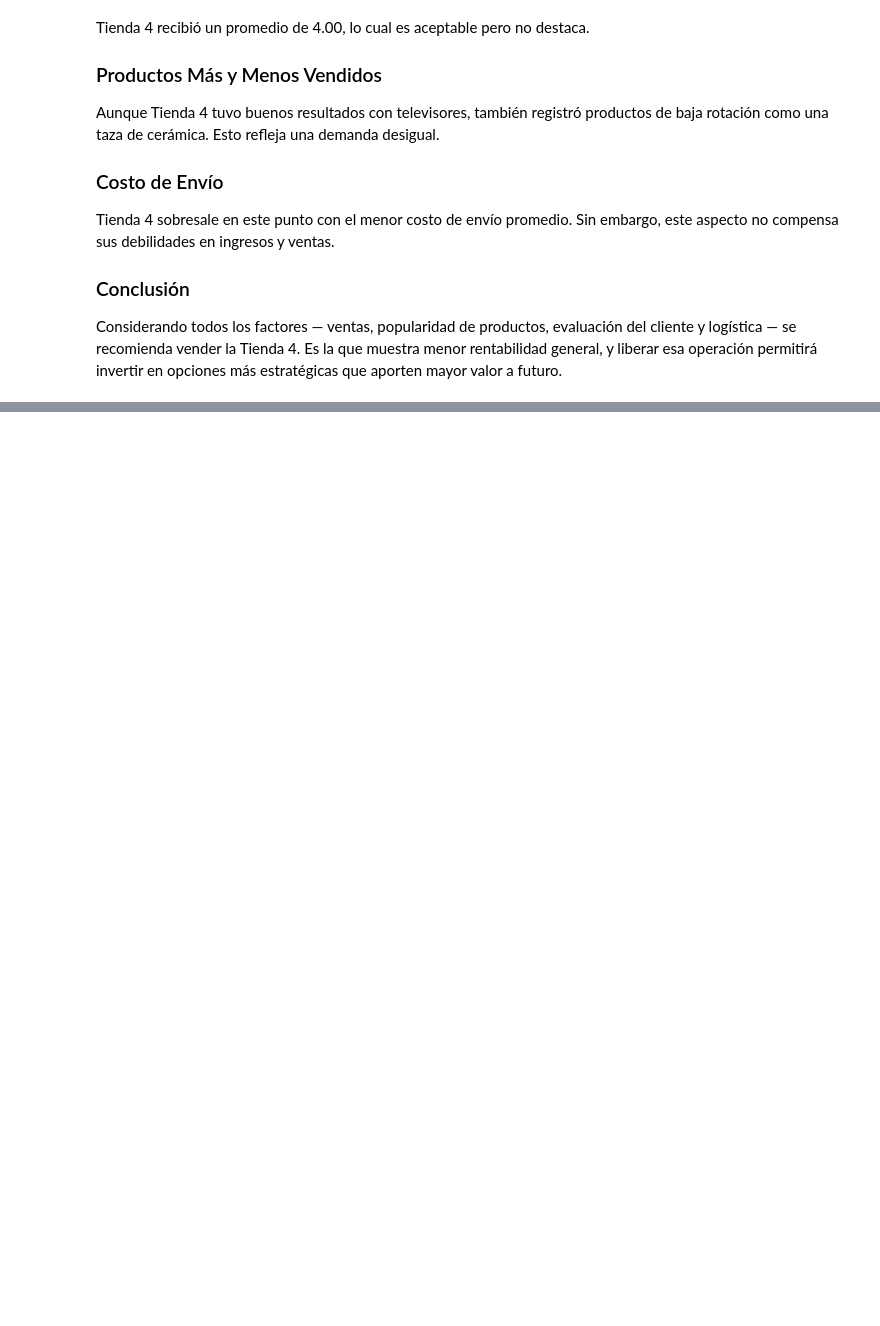
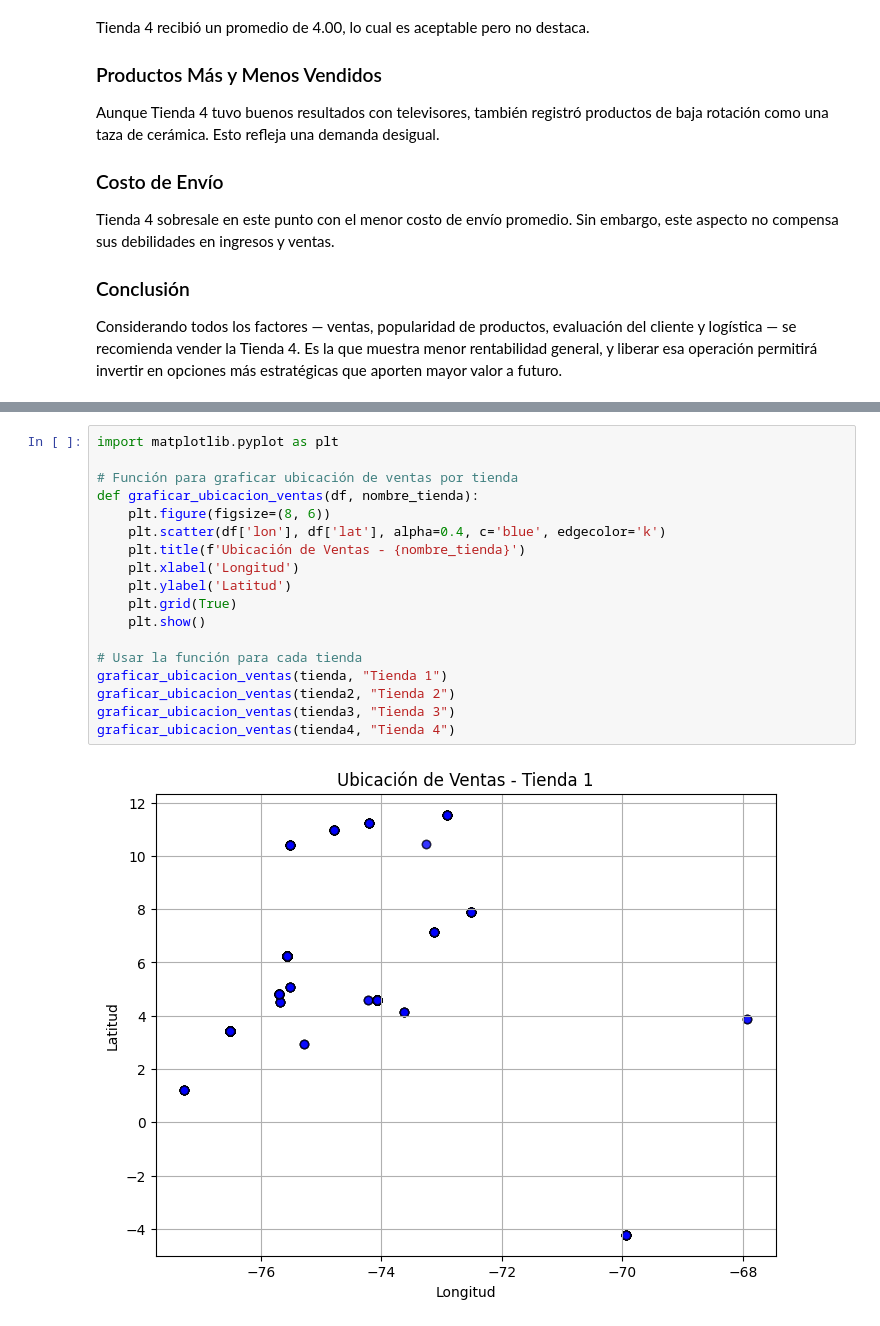
Before and after one commit to jfvmgit/jimalurastore, a Jupyter notebook: alura-store-latam.ipynb, the cells around one changed output, grey strips where cells are left out. Saved outputs shown, nothing was run; the diff lists cells and outputs as text; blank space fills up the shorter version.

Commit message:
Agregado análisis geográfico con matplotlib

```diff
--- a/alura-store-latam.ipynb
+++ b/alura-store-latam.ipynb
@@ -337,0 +323,20 @@ NameError: name 'df' is not defined
+# %%
+import matplotlib.pyplot as plt
+
+# Función para graficar ubicación de ventas por tienda
+def graficar_ubicacion_ventas(df, nombre_tienda):
+    plt.figure(figsize=(8, 6))
+    plt.scatter(df['lon'], df['lat'], alpha=0.4, c='blue', edgecolor='k')
+    plt.title(f'Ubicación de Ventas - {nombre_tienda}')
+    plt.xlabel('Longitud')
+    plt.ylabel('Latitud')
+    plt.grid(True)
+    plt.show()
+
+# Usar la función para cada tienda
+graficar_ubicacion_ventas(tienda, "Tienda 1")
+graficar_ubicacion_ventas(tienda2, "Tienda 2")
+graficar_ubicacion_ventas(tienda3, "Tienda 3")
+graficar_ubicacion_ventas(tienda4, "Tienda 4")
+# %% [output]
+[figure, added]
```
Also changed, not shown: parts of 3 cells of this notebook.
